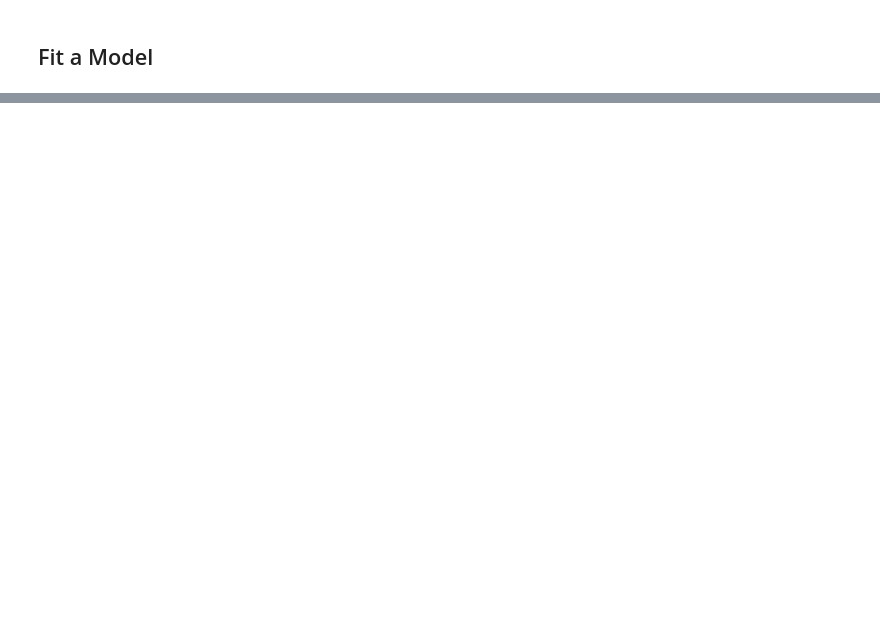
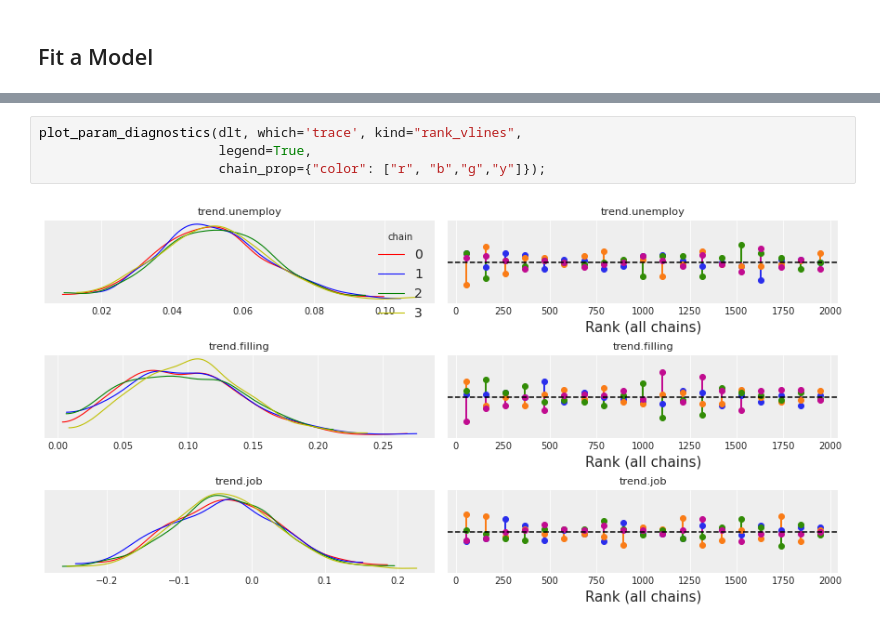
Before and after one commit to uber/orbit, a Jupyter notebook: docs/tutorials/model_diagnostics.ipynb, the cells around one changed output, grey strips where cells are left out. Drawn from its saved outputs; the diff is of its cells as text; blank space fills up the shorter version.

```diff
--- a/docs/tutorials/model_diagnostics.ipynb
+++ b/docs/tutorials/model_diagnostics.ipynb
@@ -90,0 +90,6 @@ _ = plot_posterior_params(dlt_mcmc, kind='pair', pair_type='reg',
+# %%
+plot_param_diagnostics(dlt, which='trace', kind="rank_vlines",
+                       legend=True,
+                       chain_prop={"color": ["r", "b","g","y"]});
+# %% [output]
+[figure, added]
```
Also changed, not shown: parts of 36 cells of this notebook.
